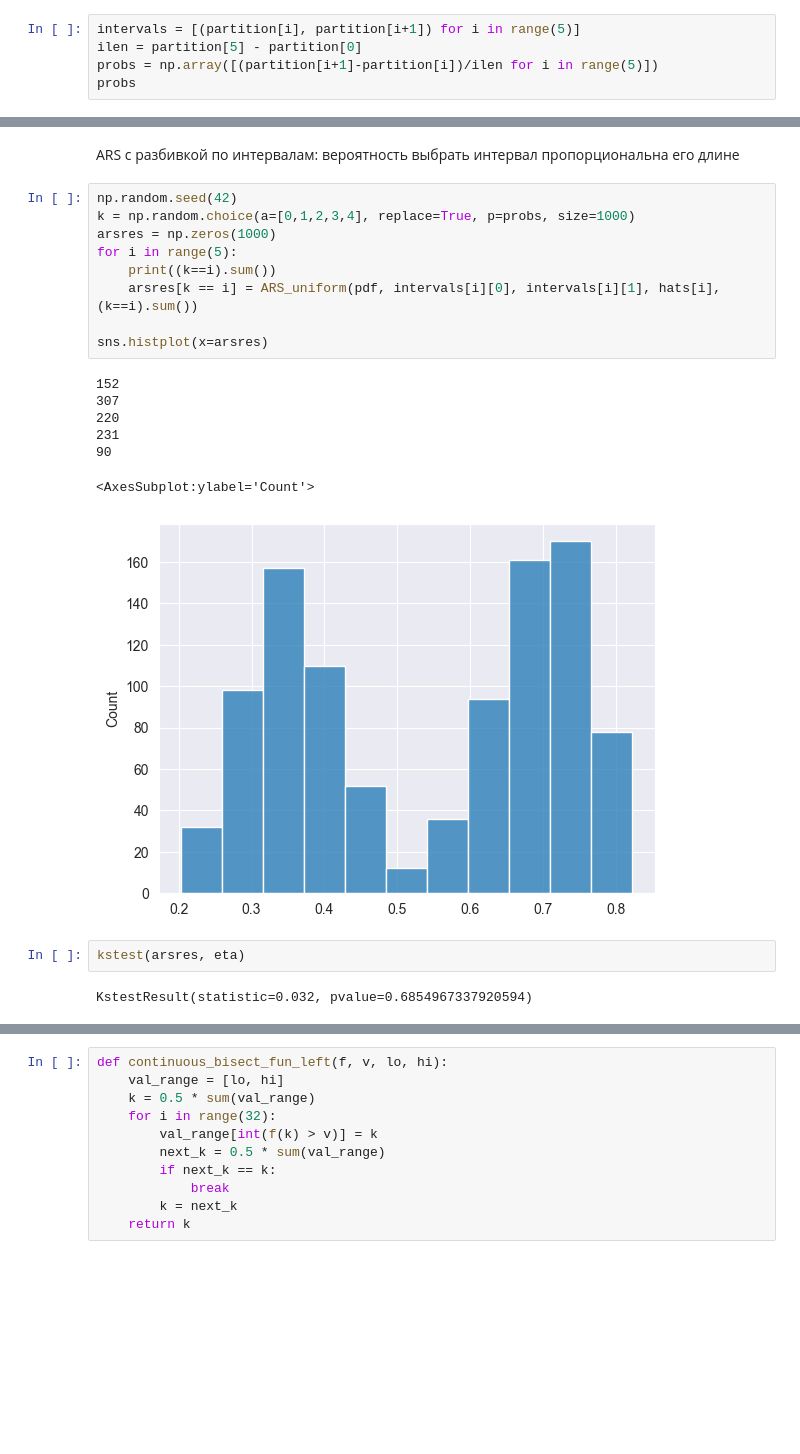
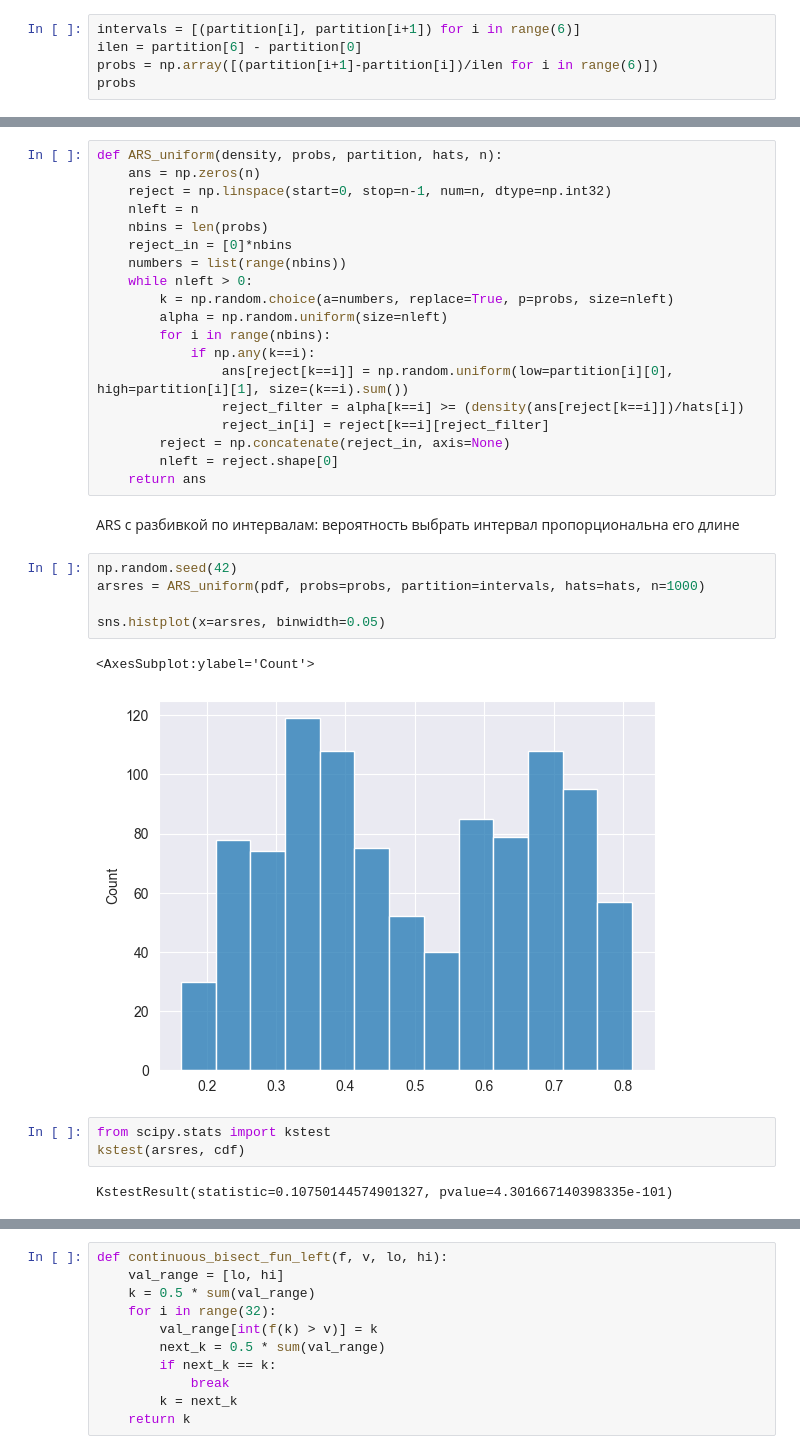
Before and after one commit to dmitry-grigorev/MultivarAnalysis, a Jupyter notebook: Lab3/Lab3notebook.ipynb, the cells around one changed output, grey strips where cells are left out. Cells and saved outputs as stored; diff of their text form; blank space fills up the shorter version.

```diff
--- a/Lab3/Lab3notebook.ipynb
+++ b/Lab3/Lab3notebook.ipynb
@@ -160,6 +162,6 @@ plt.plot(partition.repeat(2)[1:11],
 # %%
-intervals = [(partition[i], partition[i+1]) for i in range(5)]
-ilen = partition[5] - partition[0]
-probs = np.array([(partition[i+1]-partition[i])/ilen for i in range(5)])
+intervals = [(partition[i], partition[i+1]) for i in range(6)]
+ilen = partition[6] - partition[0]
+probs = np.array([(partition[i+1]-partition[i])/ilen for i in range(6)])
 probs
 # %% [output]
@@ -182,23 +213,34 @@ def ARS_uniform(density, left, right, hat, n):
+# %%
+def ARS_uniform(density, probs, partition, hats, n):
+    ans = np.zeros(n)
+    reject = np.linspace(start=0, stop=n-1, num=n, dtype=np.int32)
+    nleft = n
+    nbins = len(probs)
+    reject_in = [0]*nbins
+    numbers = list(range(nbins))
+    while nleft > 0:
+        k = np.random.choice(a=numbers, replace=True, p=probs, size=nleft)
+        alpha = np.random.uniform(size=nleft)
+        for i in range(nbins):
+            if np.any(k==i):
+                ans[reject[k==i]] = np.random.uniform(low=partition[i][0], high=partition[i][1], size=(k==i).sum())
+                reject_filter = alpha[k==i] >= (density(ans[reject[k==i]])/hats[i])
+                reject_in[i] = reject[k==i][reject_filter]
+        reject = np.concatenate(reject_in, axis=None)
+        nleft = reject.shape[0]
+    return ans
 # %% [markdown]
 ARS с разбивкой по интервалам: вероятность выбрать интервал пропорциональна его длине
-# %%
-np.random.seed(42)
-k = np.random.choice(a=[0,1,2,3,4], replace=True, p=probs, size=1000)
-arsres = np.zeros(1000)
-for i in range(5):
-    print((k==i).sum())
-    arsres[k == i] = ARS_uniform(pdf, intervals[i][0], intervals[i][1], hats[i], (k==i).sum())
-
-sns.histplot(x=arsres)
-# %% [output]
-152
-307
-220
-231
-90
-<AxesSubplot:ylabel='Count'>
-[figure, removed]
-# %%
-kstest(arsres, eta)
-# %% [output]
-KstestResult(statistic=0.032, pvalue=0.6854967337920594)
+# %%
+np.random.seed(42)
+arsres = ARS_uniform(pdf, probs=probs, partition=intervals, hats=hats, n=1000)
+
+sns.histplot(x=arsres, binwidth=0.05)
+# %% [output]
+<AxesSubplot:ylabel='Count'>
+[figure, added]
+# %%
+from scipy.stats import kstest
+kstest(arsres, cdf)
+# %% [output]
+KstestResult(statistic=0.10750144574901327, pvalue=4.301667140398335e-101)
```
Also changed, not shown: parts of 18 cells of this notebook.
